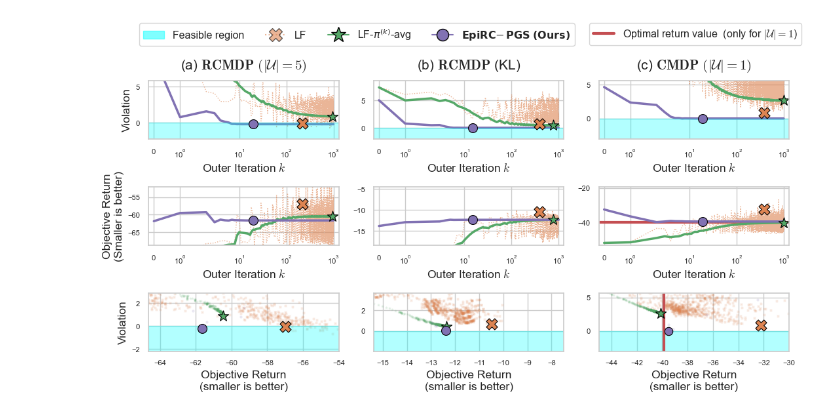
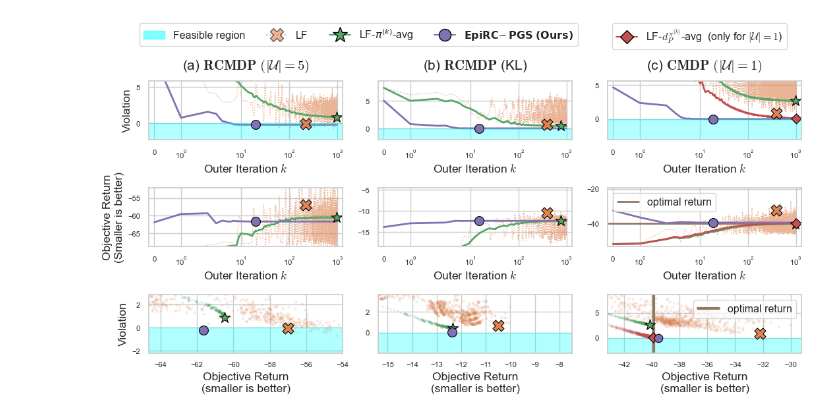
Before and after one commit to matsuolab/RCMDP-Epigraph, a Jupyter notebook: plot-all.ipynb, the cells around one changed output. Cells and saved outputs as stored; diff of their text form; code cells hidden in the pictures.

Commit message:
Update: plot with optimal return

```diff
--- a/plot-all.ipynb
+++ b/plot-all.ipynb
@@ -2,15 +2,16 @@
 Unif = r"Uniform policy ($\pi_{\mathrm{unif}}$)"
 LF = "LF"
 LFpolavg = "LF-policy-avg"
+LFoccavg = "LF-occ-avg"
 EF = r"$\mathbf{EpiRC\operatorname{-}PGS\;(Ours)}$"
 OptimalCMDP = "Optimal policy"
 
-linestyle = {Unif: '--', LF: ':', LFpolavg: '-', OptimalCMDP: '-', EF: '-'}
-linewidth = {Unif: 2, LF: 1, LFpolavg: 2.5, EF: 2.5}
-marker = {Unif: 'P', LF: 'X', LFpolavg: '*', EF: 'o'}
-markersize = {Unif: 150, LF: 150, LFpolavg: 150, EF: 100}
-alphas = {Unif: 1.0, LF: 0.6, LFpolavg: 1.0, EF: 1.0}
-colors = {Unif: "C0", LF: "C1", LFpolavg: "C2", OptimalCMDP: "C3", EF: "C4"}
+linestyle = {Unif: '--', LF: ':', LFpolavg: '-', LFoccavg: '-', OptimalCMDP: '-', EF: '-'}
+linewidth = {Unif: 2, LF: 1, LFpolavg: 2, LFoccavg: 2, EF: 2}
+marker = {Unif: 'P', LF: 'X', LFpolavg: '*', LFoccavg: 'D', EF: 'o'}
+markersize = {Unif: 150, LF: 150, LFpolavg: 150, LFoccavg: 60, EF: 100}
+alphas = {Unif: 1.0, LF: 0.6, LFpolavg: 1.0, LFoccavg: 1.0, EF: 1.0}
+colors = {Unif: "C0", LF: "C1", LFpolavg: "C2", LFoccavg: "C3", EF: "C4", OptimalCMDP: "C5"}
 
 performance_label = r"Objective Return"
 violation_label = r"Constraint Violation"
@@ -206,8 +207,8 @@ with open(f"results/{FIGNAME}.pkl", "rb") as f:
 # plot objective return vs violation
 with sns.axes_style("whitegrid"):
     ax = fig.add_subplot(339)
-    ax.axvline(x=algos[OptimalCMDP][0].mean(axis=0)[0], color="C3", linewidth=3)
-    for name in [LF, LFpolavg, EF]:
+    ax.axvline(x=algos[OptimalCMDP][0].mean(axis=0)[0], color=colors[OptimalCMDP], linewidth=3, label="optimal return")
+    for name in [LF, LFpolavg, LFoccavg, EF]:
 
         # >>>>> plot J vs v
         J_list, v_list = algos[name]
@@ -238,16 +239,17 @@ with sns.axes_style("whitegrid"):
     vmin, vmax = vmin - 3, vmax + 3
 
     ax.fill_between(x=[Jmin-5, Jmax], y1=-100, y2=0, color="cyan", alpha=0.3)
-    plt.xlim(-45, -30)
-    plt.ylim(vmin, vmax)
+    plt.xlim(Jmin, Jmax)
+    plt.ylim(vmin, vmax+3)
     plt.xlabel("Objective Return" "\n" "(smaller is better)")
+    plt.legend(loc="upper right")
 
     ax.tick_params(axis='both', which='major', labelsize=ticksize)
 
 # plot violation
 with sns.axes_style("whitegrid"):
     ax = fig.add_subplot(333)
-    for name in [LF, LFpolavg, EF]:
+    for name in [LF, LFpolavg, LFoccavg, EF]:
         J_list, v_list = algos[name]
 
         J, v = J_list.mean(axis=0), v_list.mean(axis=0)
@@ -266,17 +268,18 @@ with sns.axes_style("whitegrid"):
 # plot objective return
 with sns.axes_style("whitegrid"):
     ax = fig.add_subplot(336)
-    ax.axhline(y=algos[OptimalCMDP][0].mean(axis=0)[0], color="C3", linewidth=3, zorder=1)
+    ax.axhline(y=algos[OptimalCMDP][0].mean(axis=0)[0], color=colors[OptimalCMDP], linewidth=2, zorder=1, label="optimal return")
 
-    for name in [LF, LFpolavg, EF]:
+    for name in [LF, LFpolavg, LFoccavg, EF]:
         J_list, v_list = algos[name]
         J, v = J_list.mean(axis=0), v_list.mean(axis=0)
-        plt.plot(np.arange(len(J)), J,  label=name, linestyle=linestyle[name], alpha=alphas[name], color=colors[name], zorder=1, linewidth=linewidth[name])
+        plt.plot(np.arange(len(J)), J, linestyle=linestyle[name], alpha=alphas[name], color=colors[name], zorder=1, linewidth=linewidth[name])
         plt.scatter(best_idx[name], J[best_idx[name]], marker=marker[name], color=colors[name], s=markersize[name], edgecolors="black", linewidths=0.8, zorder=2)
     plt.xscale(xscale_iteration)
     plt.xlim(*xlim_iteration)
     plt.ylim(Jmin-10, Jmax+10)
     plt.xlabel(iteration_label)
+    plt.legend(loc="upper left")
     ax.tick_params(axis='both', which='major', labelsize=ticksize)
 
 
@@ -288,33 +291,33 @@ with sns.axes_style("whitegrid"):
         plt.fill_between(x=[], y1=0, y2=0, color="cyan", alpha=0.5, label="Feasible region")
     )
 
     labels = [LF, LFpolavg, EF]
     for name in labels:
         size = 13
         if name == LF:
             size = 15
         elif name == LFpolavg:
             size = 17
         handles.append(
             plt.plot([], label=name, linestyle=linestyle[name], alpha=alphas[name], color=colors[name], marker=marker[name], markersize=size, markeredgecolor="black")[0]
         )
     labels = ["Feasible region"] + [LF, r"LF-$\pi^{(k)}$-avg", EF]
     lgd = fig.legend(handles, labels, loc="upper center", bbox_to_anchor=(0.37, 1.07), ncol=len(labels))
 
 
 with sns.axes_style("whitegrid"):
     plt.rcParams["mathtext.fontset"] = 'cm'
-    label = r"Optimal return value  (only for $|\mathcal{U}|=1$)"
+    label = r"LF-$d^{\pi^{(k)}}_P$-avg  (only for $|\mathcal{U}|=1$)"
     handles = []
     handles.append(
-        plt.plot([], linestyle=linestyle[OptimalCMDP], color=colors[OptimalCMDP], linewidth=3)[0]
+        plt.plot([], linestyle=linestyle[LFoccavg], color=colors[LFoccavg], marker=marker[LFoccavg], markersize=10, markeredgecolor="black")[0]
     )
     lgd = fig.legend(handles, [label], loc="upper center", bbox_to_anchor=(0.84, 1.07), ncol=len(labels))
 
 
 fig.tight_layout()
 
 plt.savefig(f"results/all.pdf", bbox_extra_artists=(lgd, ), bbox_inches="tight")
 plt.savefig(f"results/all.png", bbox_extra_artists=(lgd, ), bbox_inches="tight")
 # %% [output]
-[figure, old version]
+[figure, new version]
```
Also changed, not shown: 5 other files.
